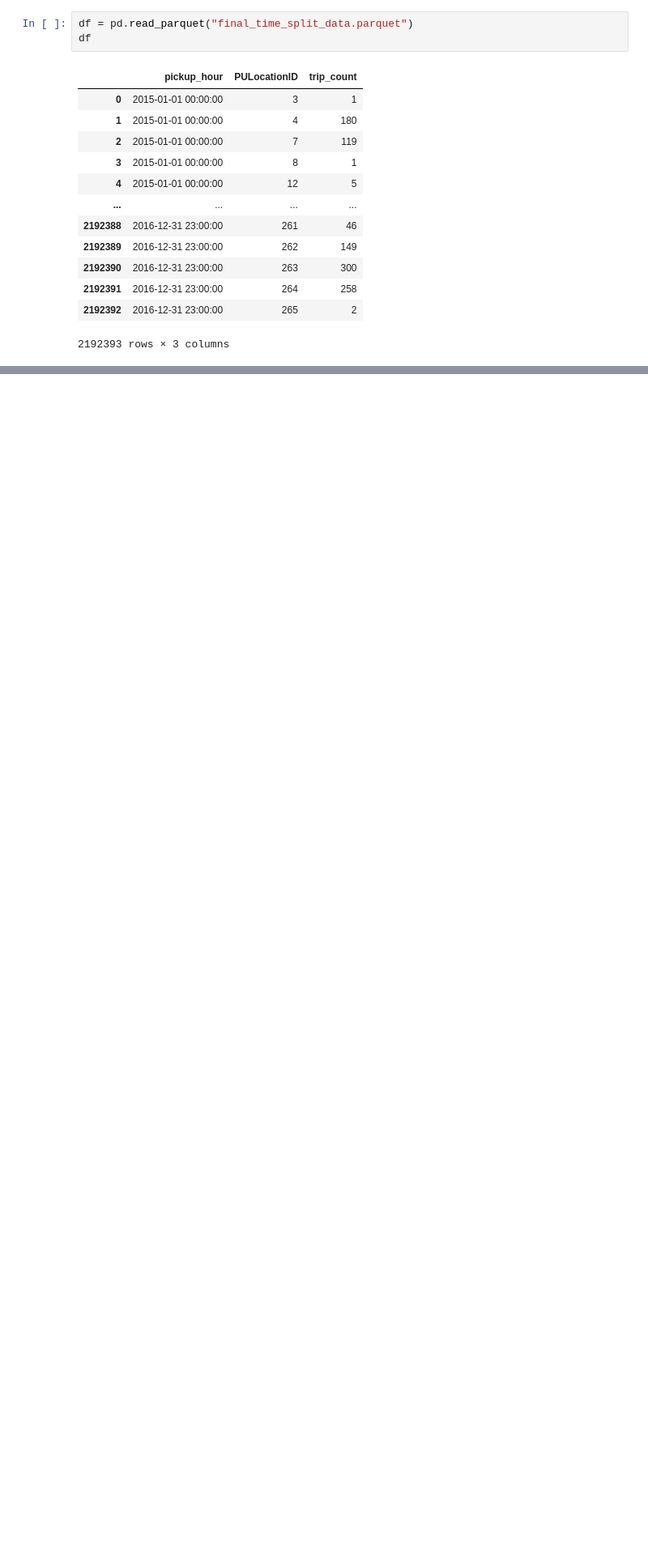
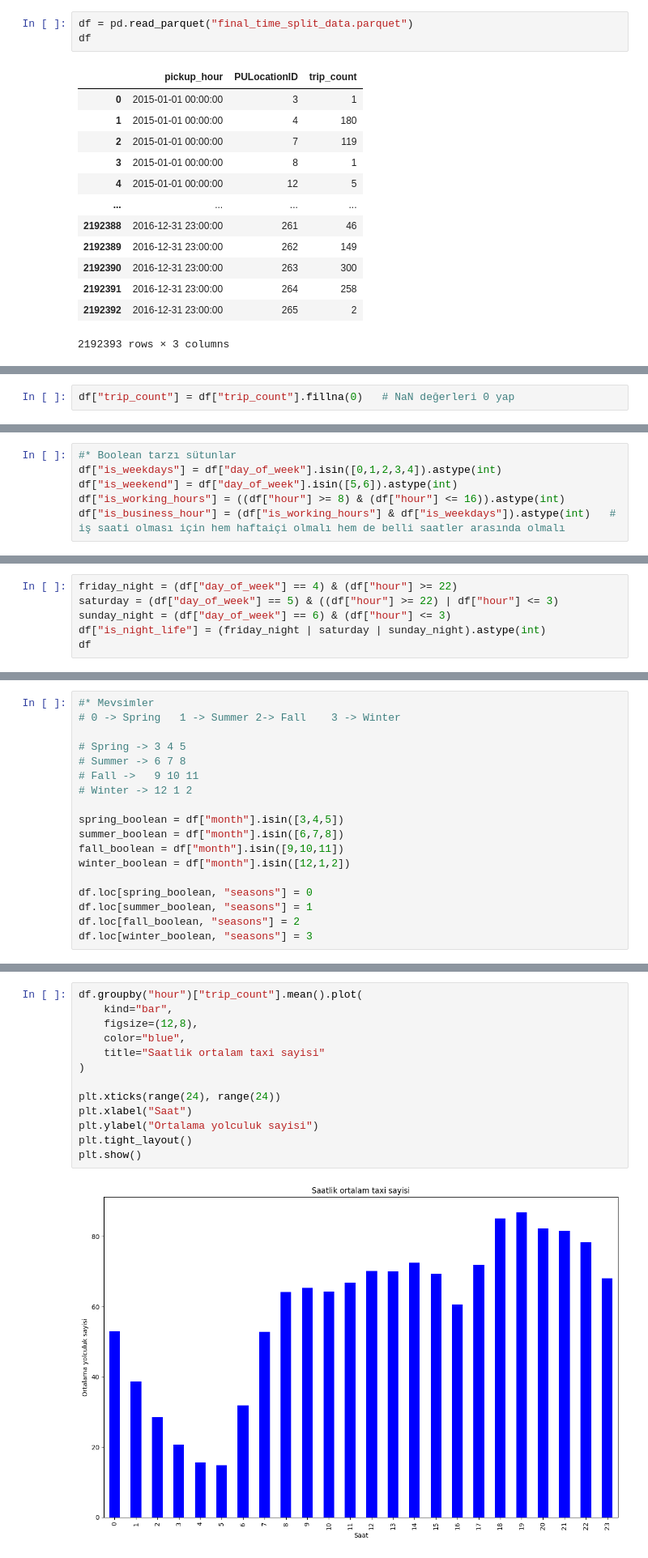
Before and after one commit to TahaSoylu44/NYC-Taxi-Data_Analysis, a Jupyter notebook: analyze_final_parquet.ipynb, the cells around one changed output, grey strips where cells are left out. Shown at 81% size. Saved outputs shown, nothing was run; the diff lists cells and outputs as text; blank space fills up the shorter version.

```diff
--- a/analyze_final_parquet.ipynb
+++ b/analyze_final_parquet.ipynb
@@ -22,0 +180,2 @@ df
+# %%
+df["trip_count"] = df["trip_count"].fillna(0)   # NaN değerleri 0 yap
@@ -22,0 +233,6 @@ df
+# %%
+#* Boolean tarzı sütunlar
+df["is_weekdays"] = df["day_of_week"].isin([0,1,2,3,4]).astype(int)
+df["is_weekend"] = df["day_of_week"].isin([5,6]).astype(int)
+df["is_working_hours"] = ((df["hour"] >= 8) & (df["hour"] <= 16)).astype(int)
+df["is_business_hour"] = (df["is_working_hours"] & df["is_weekdays"]).astype(int)   # iş saati olması için hem haftaiçi olmalı hem de belli saatler arasında olmalı
@@ -22,0 +241,6 @@ df
+# %%
+friday_night = (df["day_of_week"] == 4) & (df["hour"] >= 22)
+saturday = (df["day_of_week"] == 5) & ((df["hour"] >= 22) | df["hour"] <= 3)
+sunday_night = (df["day_of_week"] == 6) & (df["hour"] <= 3)
+df["is_night_life"] = (friday_night | saturday | sunday_night).astype(int)
+df
@@ -22,0 +284,18 @@ df
+# %%
+#* Mevsimler
+# 0 -> Spring   1 -> Summer 2-> Fall    3 -> Winter
+
+# Spring -> 3 4 5
+# Summer -> 6 7 8
+# Fall ->   9 10 11
+# Winter -> 12 1 2
+
+spring_boolean = df["month"].isin([3,4,5])
+summer_boolean = df["month"].isin([6,7,8])
+fall_boolean = df["month"].isin([9,10,11])
+winter_boolean = df["month"].isin([12,1,2])
+
+df.loc[spring_boolean, "seasons"] = 0
+df.loc[summer_boolean, "seasons"] = 1
+df.loc[fall_boolean, "seasons"] = 2
+df.loc[winter_boolean, "seasons"] = 3
@@ -22,0 +320,15 @@ df
+# %%
+df.groupby("hour")["trip_count"].mean().plot(
+    kind="bar",
+    figsize=(12,8),
+    color="blue",
+    title="Saatlik ortalam taxi sayisi"
+)
+
+plt.xticks(range(24), range(24))
+plt.xlabel("Saat")
+plt.ylabel("Ortalama yolculuk sayisi")
+plt.tight_layout()
+plt.show()
+# %% [output]
+[figure, added]
```
Also changed, not shown: parts of 86 cells of this notebook.
